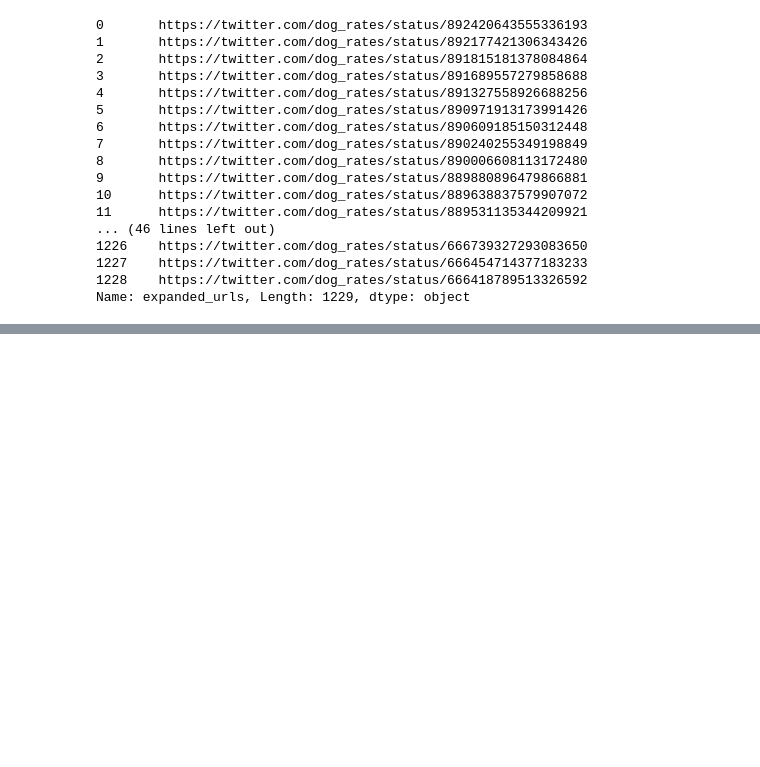
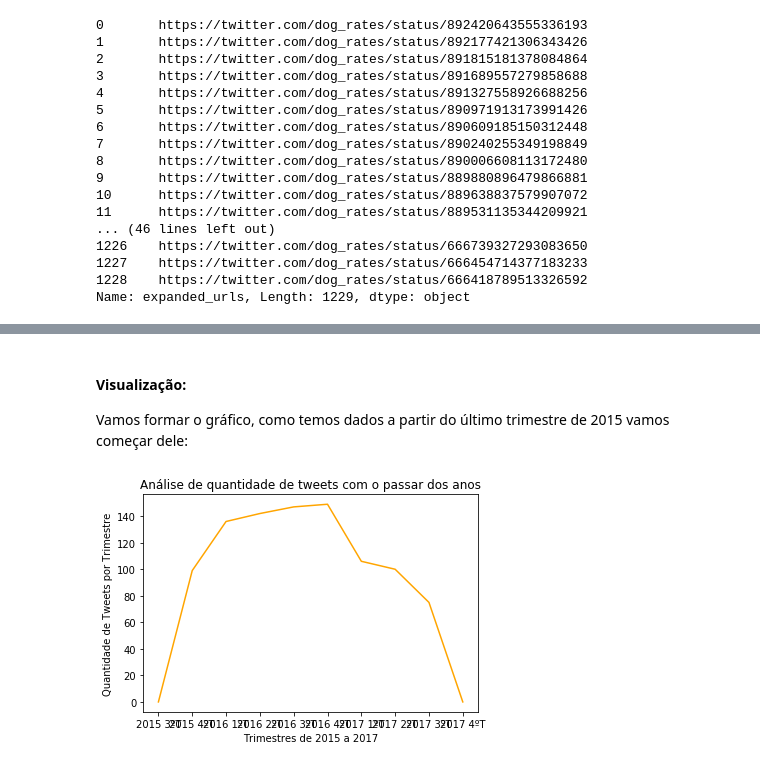
Before and after one commit to matheusbattisti/weratedogs_data_wrangling, a Jupyter notebook: wrangle_act.ipynb, the cells around one changed output, grey strips where cells are left out. Cells and saved outputs as stored; diff of their text form; code cells hidden in the pictures; blank space fills up the shorter version.

```diff
--- a/wrangle_act.ipynb
+++ b/wrangle_act.ipynb
@@ -672,0 +769,9 @@ Name: expanded_urls, Length: 1229, dtype: object
+# %%
+# Salvando CSV
+weratedogs_clean.to_csv('twitter_archive_master.csv.csv', sep=',', index=False)
+
+# Lendo o nosso novo CSV
+df = pd.read_csv('twitter_archive_master.csv.csv')
+
+# Testando
+df.head()
@@ -672,0 +791,34 @@ Name: expanded_urls, Length: 1229, dtype: object
+# %%
+# Separando por anos
+# 2015
+df2015_1 = df.loc[df['timestamp'] < '2015-03-01']
+df2015_2 = df.loc[(df['timestamp'] < '2015-06-01') & (df['timestamp'] >'2015-03-01')]
+df2015_3 = df.loc[(df['timestamp'] < '2015-09-01') & (df['timestamp'] >'2015-06-01')]
+df2015_4 = df.loc[(df['timestamp'] < '2015-12-01') & (df['timestamp'] >'2015-09-01')]
+
+# 2016
+df2016_1 = df.loc[(df['timestamp'] < '2016-03-01') & (df['timestamp'] >'2016-01-01')]
+df2016_2 = df.loc[(df['timestamp'] < '2016-06-01') & (df['timestamp'] >'2016-03-01')]
+df2016_3 = df.loc[(df['timestamp'] < '2016-09-01') & (df['timestamp'] >'2016-06-01')]
+df2016_4 = df.loc[(df['timestamp'] < '2016-12-01') & (df['timestamp'] >'2016-09-01')]
+
+# 2017
+df2017_1 = df.loc[(df['timestamp'] < '2017-03-01') & (df['timestamp'] >'2017-01-01')]
+df2017_2 = df.loc[(df['timestamp'] < '2017-06-01') & (df['timestamp'] >'2017-03-01')]
+df2017_3 = df.loc[(df['timestamp'] < '2017-09-01') & (df['timestamp'] >'2017-06-01')]
+df2017_4 = df.loc[(df['timestamp'] < '2017-12-01') & (df['timestamp'] >'2017-09-01')]
+# %% [markdown]
+#### Visualização:
+
+Vamos formar o gráfico, como temos dados a partir do último trimestre de 2015 vamos começar dele:
+# %%
+dates = ['2015 3ºT','2015 4ºT','2016 1ºT','2016 2ºT','2016 3ºT','2016 4ºT', '2017 1ºT','2017 2ºT','2017 3ºT','2017 4ºT',]
+tweets_qtd = [len(df2015_3), len(df2015_4), len(df2016_1), len(df2016_2), len(df2016_3), len(df2016_4), len(df2017_1), len(df2017_2), len(df2017_3), len(df2017_4)]
+
+plt.plot(dates, tweets_qtd, color='orange')
+plt.xlabel('Trimestres de 2015 a 2017')
+plt.ylabel('Quantidade de Tweets por Trimestre')
+plt.title('Análise de quantidade de tweets com o passar dos anos')
+plt.show()
+# %% [output]
+[figure, added]
```
Also changed, not shown: parts of 21 cells of this notebook.
